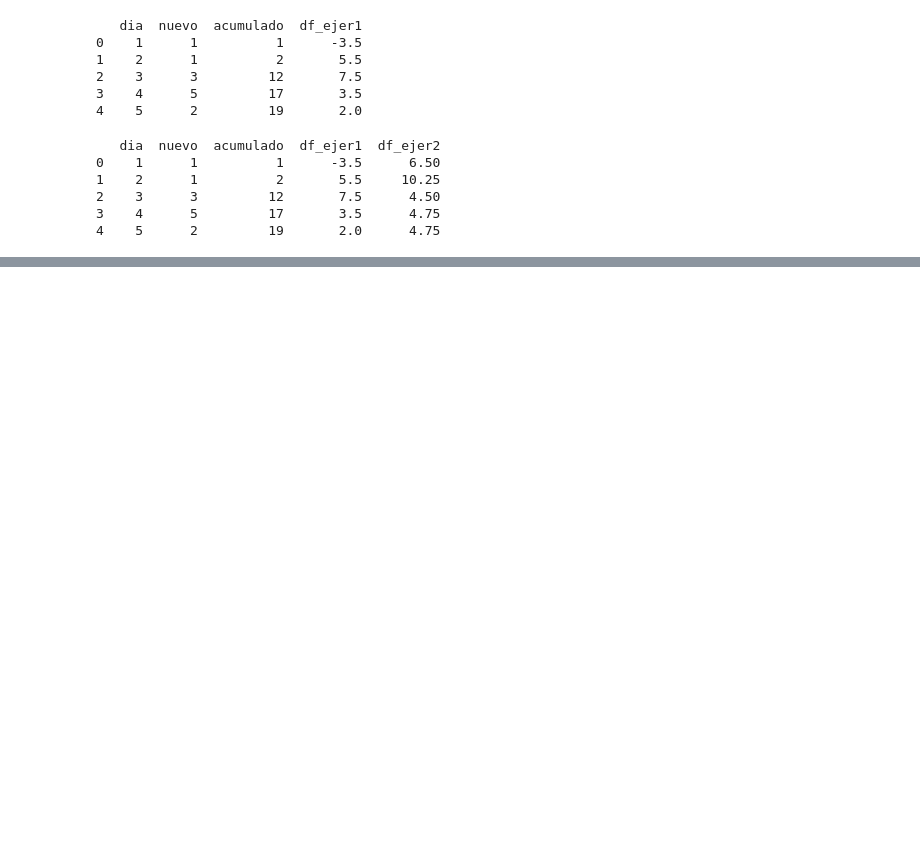
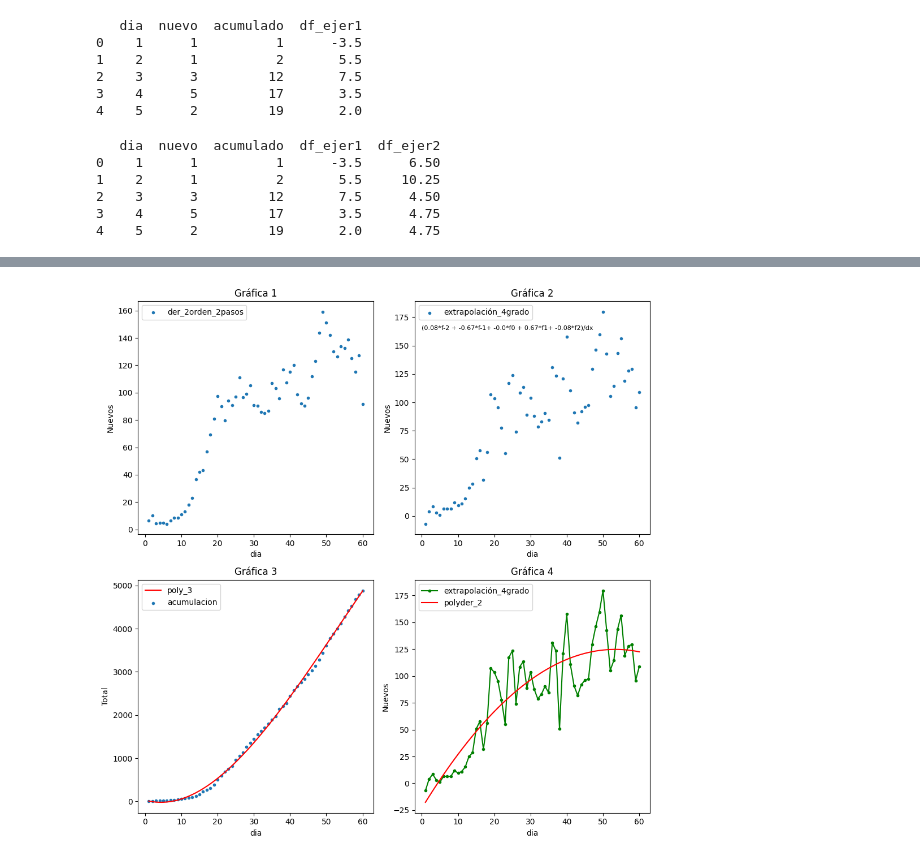
Before and after one commit to JuanSantiagoGutierrez/Cal_Num, a Jupyter notebook: Trabajos/TP2:diferenciación_numérica.ipynb, the cells around one changed output, grey strips where cells are left out. Saved outputs shown, nothing was run; the diff lists cells and outputs as text; code cells hidden in the pictures; blank space fills up the shorter version.

```diff
--- a/Trabajos/TP2:diferenciación_numérica.ipynb
+++ b/Trabajos/TP2:diferenciación_numérica.ipynb
@@ -136,9 +138,10 @@ DF = ejer1(DF)
 3    4      5         17       3.5
 4    5      2         19       2.0
 # %%
+"""2. Aproxime la derivada primera para cada día con un esquema de orden 2 y un paso de 2 días"""
 def ejer2(DF):
     # Variables
-    traslacion = 1
+    traslacion = 0
     derivada = 1
     orden = 2
     pasos = 2 #
@@ -158,6 +161,7 @@ def ejer2(DF):
     DF = DF.assign(df_ejer2 = L)
     print(DF.head())
     return DF
+
 DF = ejer2(DF)
 # %% [output]
    dia  nuevo  acumulado  df_ejer1  df_ejer2
@@ -250,0 +245,13 @@ DF = ejer5(DF)
+# %%
+"""6. Aproxime un polinomio de grado 3 usando los comandos “polyfit()”, “polyout()”, y derívelo con “polyder()”."""
+def ejer6(DF):
+
+    x = DF["dia"]
+    y = DF["acumulado"]
+    coeffs = np.polyfit(x, y, 3)
+    dercoeffs = np.polyder(coeffs)
+    fx = np.polyval(coeffs, x)
+    dfx= np.polyval(dercoeffs,x)
+
+    return dfx ,fx
+dpoly_x, poly_x = ejer6(DF)
@@ -250,0 +265,61 @@ DF = ejer5(DF)
+# %%
+import matplotlib.pyplot as plt
+
+x = DF["dia"] # Dominio
+
+plt.figure(figsize= (10,10))
+# Gráfica 1
+plt.subplot(2,2,1)
+
+dy2 = DF["df_ejer2"]
+
+plt.scatter(x, dy2, marker = ".",label="der_2orden_2pasos")
+
+plt.title("Gráfica 1")
+plt.ylabel("Nuevos")
+plt.xlabel("dia")
+plt.legend()
+
+# Gráfica 2
+plt.subplot(2,2,2)
+
+dy1 = DF["df1_Richarson_4_O"]
+
+plt.scatter(x, dy1,marker = ".",label="extrapolación_4grado")
+plt.text(0, 164, formula, size = "8")
+
+plt.title("Gráfica 2")
+plt.ylabel("Nuevos")
+plt.xlabel("dia")
+plt.legend()
+
+# Gráfica 3
+plt.subplot(2,2,3)
+
+y3 = DF["acumulado"]
+
+plt.plot(x, poly_x, label = "poly_3", color="red")
+plt.scatter(x, y3,marker=".",label="acumulacion")
+
+plt.title("Gráfica 3")
+plt.ylabel("Total")
+plt.xlabel("dia")
+plt.legend()
+
+# Gráfica 4
+plt.subplot(2,2,4)
+
+dy1 = DF["df1_Richarson_4_O"]
+
+plt.plot(x, dy1,"-",marker=".",label="extrapolación_4grado", color ="green")
+plt.plot(x, dpoly_x,"-", label = "polyder_2", color="red")
+
+plt.title("Gráfica 4")
+plt.ylabel("Nuevos")
+plt.xlabel("dia")
+plt.legend()
+
+plt.tight_layout()
+plt.show()
+# %% [output]
+[figure, added]
```
Also changed, not shown: parts of 8 cells of this notebook, 3 other files.
